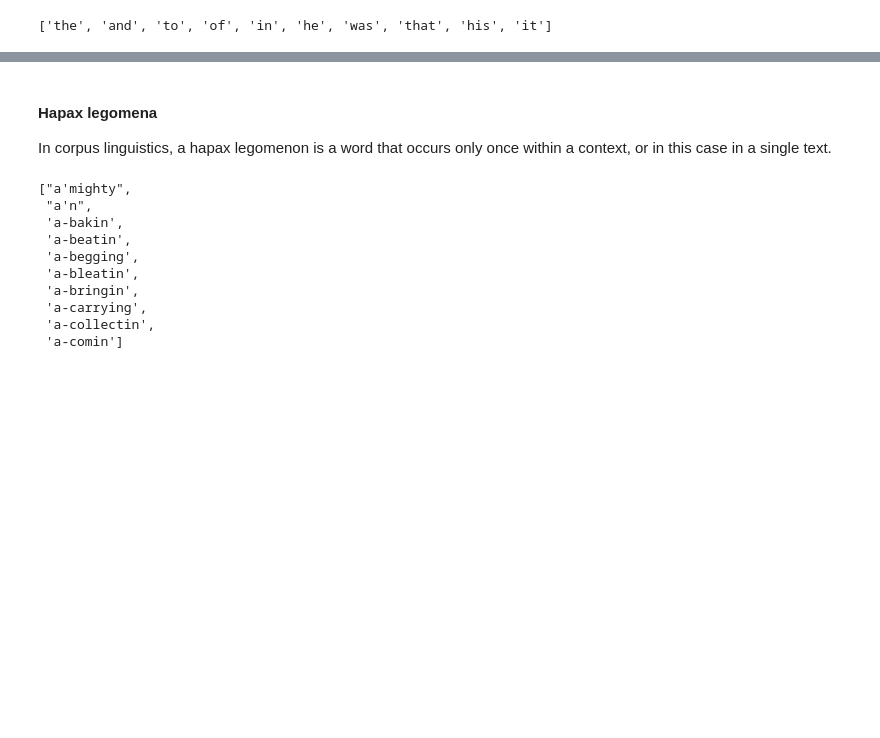
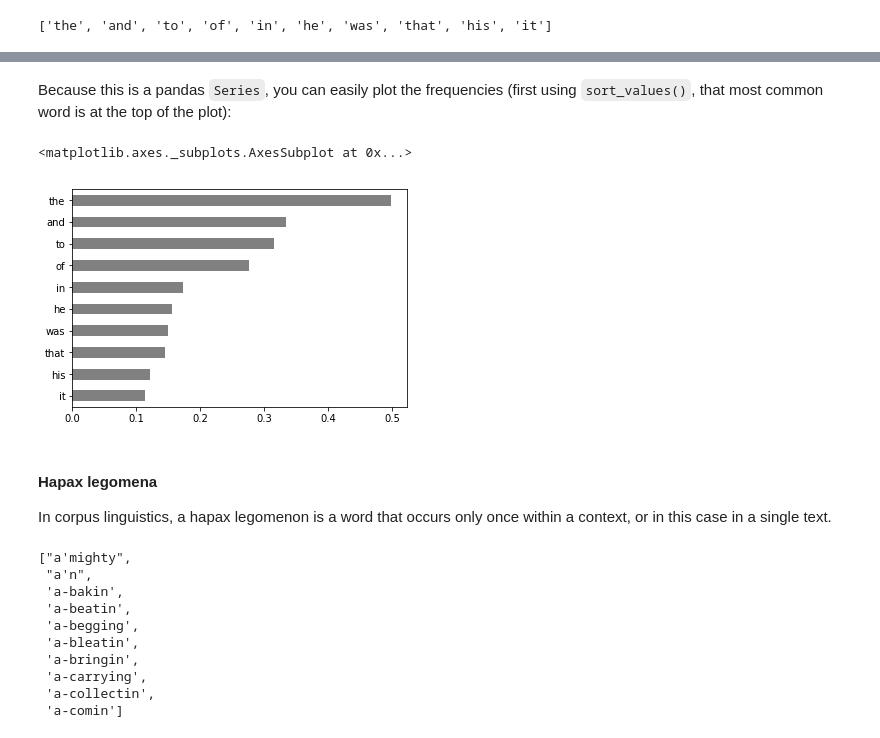
Before and after one commit to cophi-wue/cophi-toolbox, a Jupyter notebook: src/API.ipynb, the cells around one changed output, grey strips where cells are left out. Saved outputs shown, nothing was run; the diff lists cells and outputs as text; code cells hidden in the pictures; blank space fills up the shorter version.

```diff
--- a/src/API.ipynb
+++ b/src/API.ipynb
@@ -124,0 +139,5 @@ corpus.mfw(n=100,
+# %%
+mfw = corpus.mfw(n=10,
+                 rel_freqs=True,
+                 as_list=False)
+mfw
@@ -125,3 +156,10 @@ corpus.mfw(n=100,
+# %% [markdown]
+Because this is a pandas `Series`, you can easily plot the frequencies (first using `sort_values()`, that most common word is at the top of the plot):
+# %%
+mfw.sort_values().plot.barh(color="grey")
+# %% [output]
+<matplotlib.axes._subplots.AxesSubplot at 0x...>
+[figure, added]
 # %% [markdown]
 #### Hapax legomena
 
```
Also changed, not shown: parts of 80 cells of this notebook.
